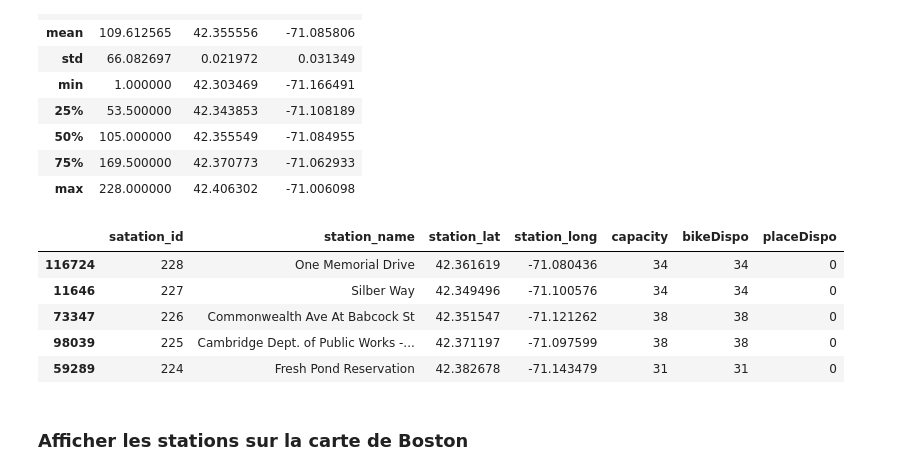
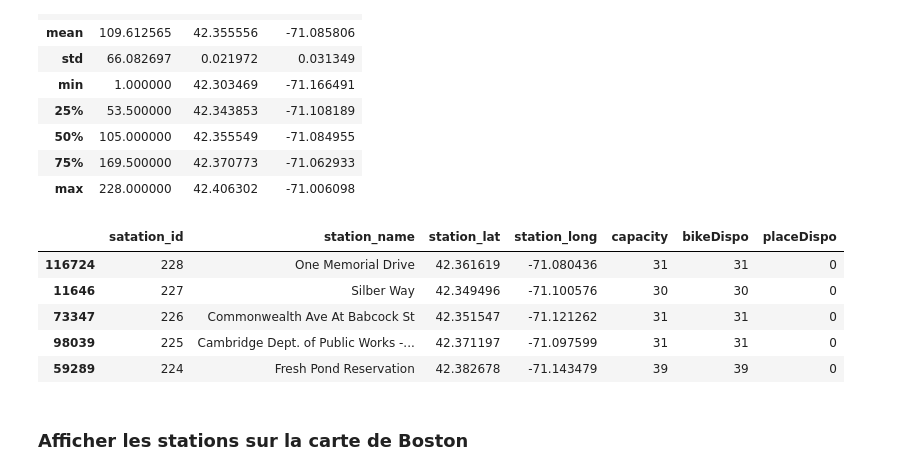
Before and after one commit to Imad-BOUZGOU/VelibProject, a Jupyter notebook: velib.ipynb, the cells around one changed output. Saved outputs shown, nothing was run; the diff lists cells and outputs as text; code cells hidden in the pictures.

```diff
--- a/velib.ipynb
+++ b/velib.ipynb
@@ -59,21 +143,21 @@ stations.describe()
 # %%
 ## On suppose que la capacité de chaque station est 40
 
 capacity=pd.DataFrame(np.random.randint(30,40,size=(191, 1)))
 placeDispo=0
 
 stations['capacity']=capacity.values
 stations['bikeDispo']=capacity.values
 stations['placeDispo']=0
-
+STATIONSS=stations
 stations.head()
 # %% [output]
 |  | satation_id | station_name | station_lat | station_long | capacity | bikeDispo | placeDispo |
-| 116724 | 228 | One Memorial Drive | 42.361619 | -71.080436 | 34 | 34 | 0 |
-| 11646 | 227 | Silber Way | 42.349496 | -71.100576 | 34 | 34 | 0 |
-| 73347 | 226 | Commonwealth Ave At Babcock St | 42.351547 | -71.121262 | 38 | 38 | 0 |
-| 98039 | 225 | Cambridge Dept. of Public Works -... | 42.371197 | -71.097599 | 38 | 38 | 0 |
-| 59289 | 224 | Fresh Pond Reservation | 42.382678 | -71.143479 | 31 | 31 | 0 |
+| 116724 | 228 | One Memorial Drive | 42.361619 | -71.080436 | 31 | 31 | 0 |
+| 11646 | 227 | Silber Way | 42.349496 | -71.100576 | 30 | 30 | 0 |
+| 73347 | 226 | Commonwealth Ave At Babcock St | 42.351547 | -71.121262 | 31 | 31 | 0 |
+| 98039 | 225 | Cambridge Dept. of Public Works -... | 42.371197 | -71.097599 | 31 | 31 | 0 |
+| 59289 | 224 | Fresh Pond Reservation | 42.382678 | -71.143479 | 39 | 39 | 0 |
 # %% [markdown]
 ### Afficher les stations sur la carte de Boston
 # %%
```
Also changed, not shown: parts of 28 cells of this notebook.
